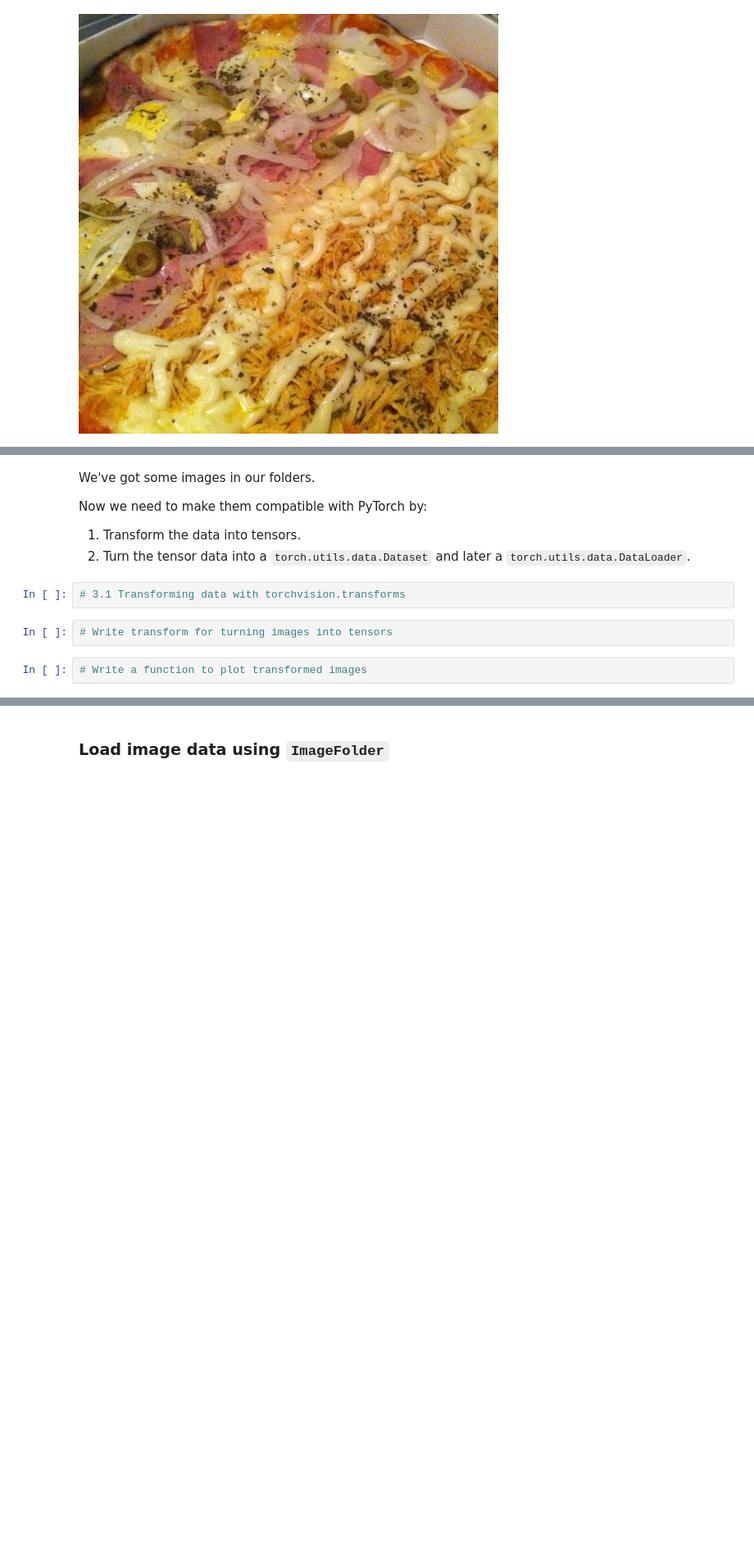
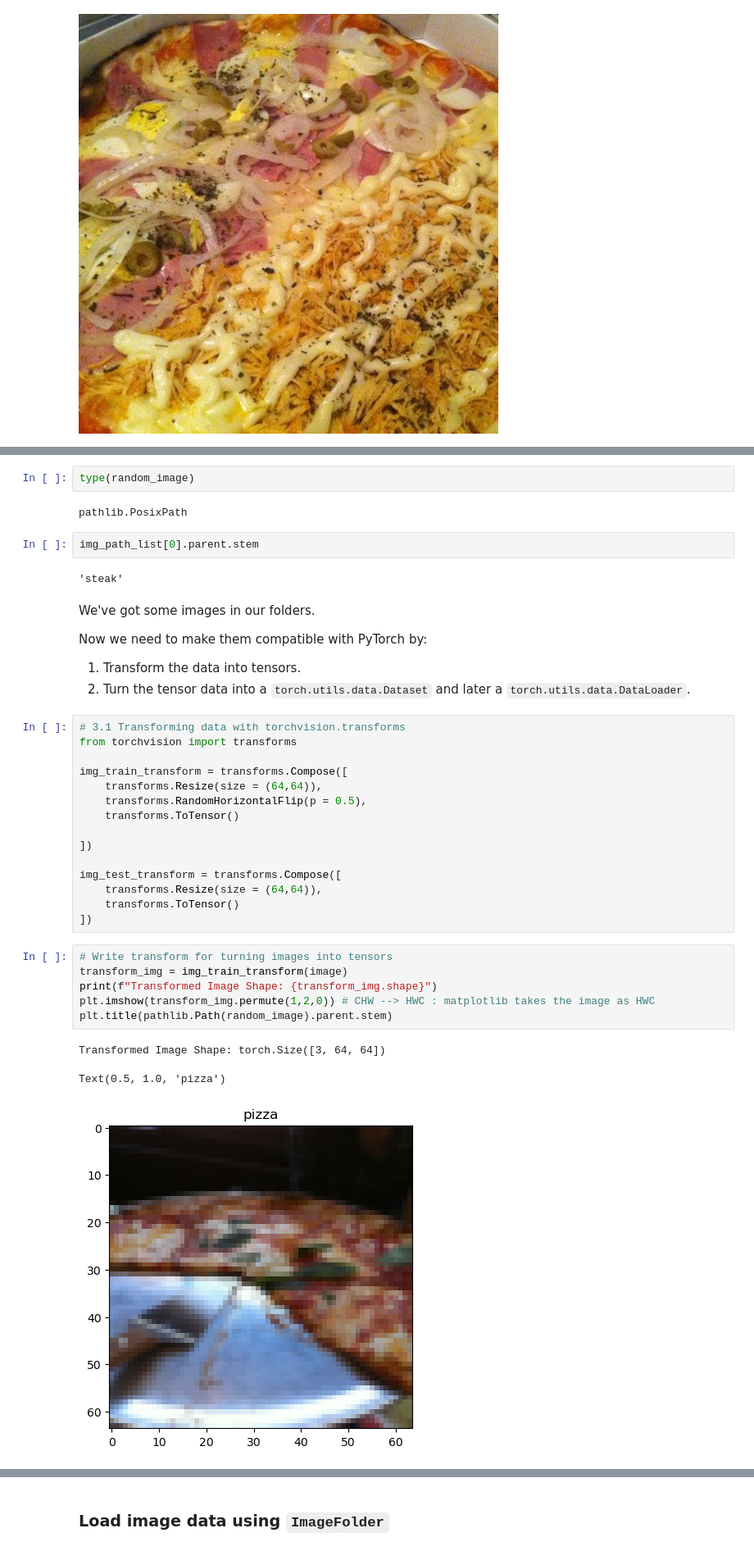
Before and after one commit to Tinonturja/PyTorch-Basics-with-Computer-Vision, a Jupyter notebook: 04_pytorch_custom_datasets_exercises.ipynb, the cells around one changed output, grey strips where cells are left out. Shown at 82% size. Drawn from its saved outputs; the diff is of its cells as text; blank space fills up the shorter version.

```diff
--- a/04_pytorch_custom_datasets_exercises.ipynb
+++ b/04_pytorch_custom_datasets_exercises.ipynb
@@ -128,12 +143,39 @@ plt.figure =
+# %%
+type(random_image)
+# %% [output]
+pathlib.PosixPath
+# %%
+img_path_list[0].parent.stem
+# %% [output]
+'steak'
 # %% [markdown]
 We've got some images in our folders.
 
 Now we need to make them compatible with PyTorch by:
 1. Transform the data into tensors.
 2. Turn the tensor data into a `torch.utils.data.Dataset` and later a `torch.utils.data.DataLoader`.
-# %%
-# 3.1 Transforming data with torchvision.transforms
-# %%
-# Write transform for turning images into tensors
-# %%
-# Write a function to plot transformed images
+# %%
+# 3.1 Transforming data with torchvision.transforms
+from torchvision import transforms
+
+img_train_transform = transforms.Compose([
+    transforms.Resize(size = (64,64)),
+    transforms.RandomHorizontalFlip(p = 0.5),
+    transforms.ToTensor()
+
+])
+
+img_test_transform = transforms.Compose([
+    transforms.Resize(size = (64,64)),
+    transforms.ToTensor()
+])
+# %%
+# Write transform for turning images into tensors
+transform_img = img_train_transform(image)
+print(f"Transformed Image Shape: {transform_img.shape}")
+plt.imshow(transform_img.permute(1,2,0)) # CHW --> HWC : matplotlib takes the image as HWC
+plt.title(pathlib.Path(random_image).parent.stem)
+# %% [output]
+Transformed Image Shape: torch.Size([3, 64, 64])
+Text(0.5, 1.0, 'pizza')
+[figure, added]
```
Also changed, not shown: parts of 6 cells of this notebook, 1 other file.
